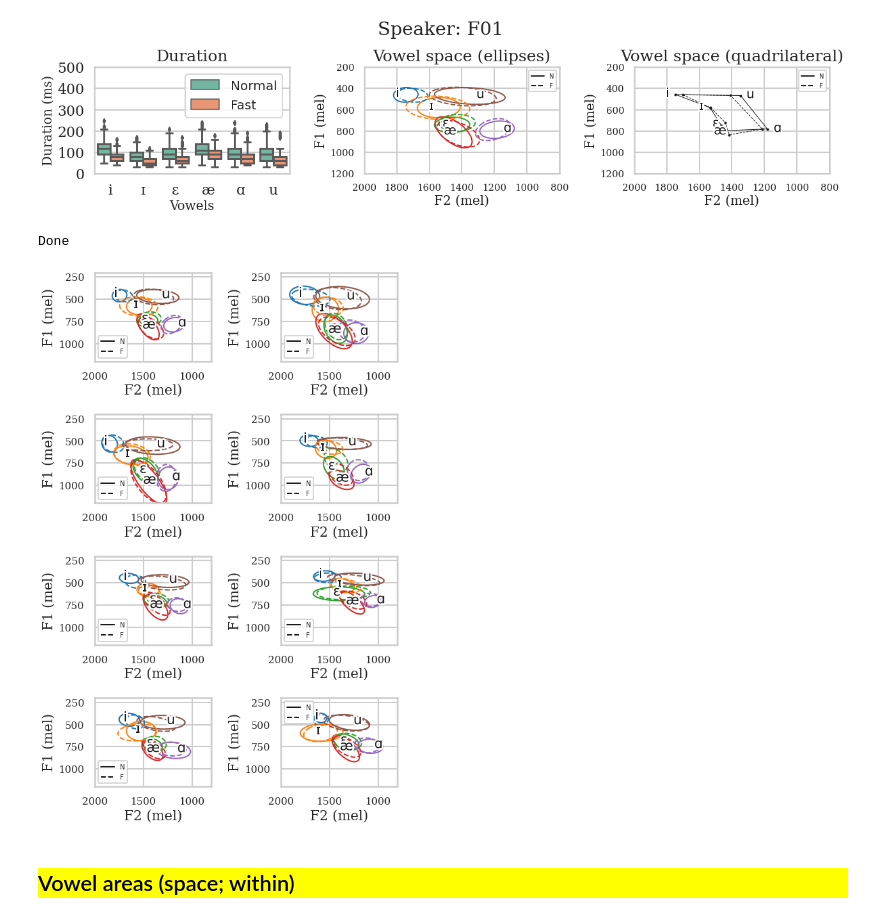
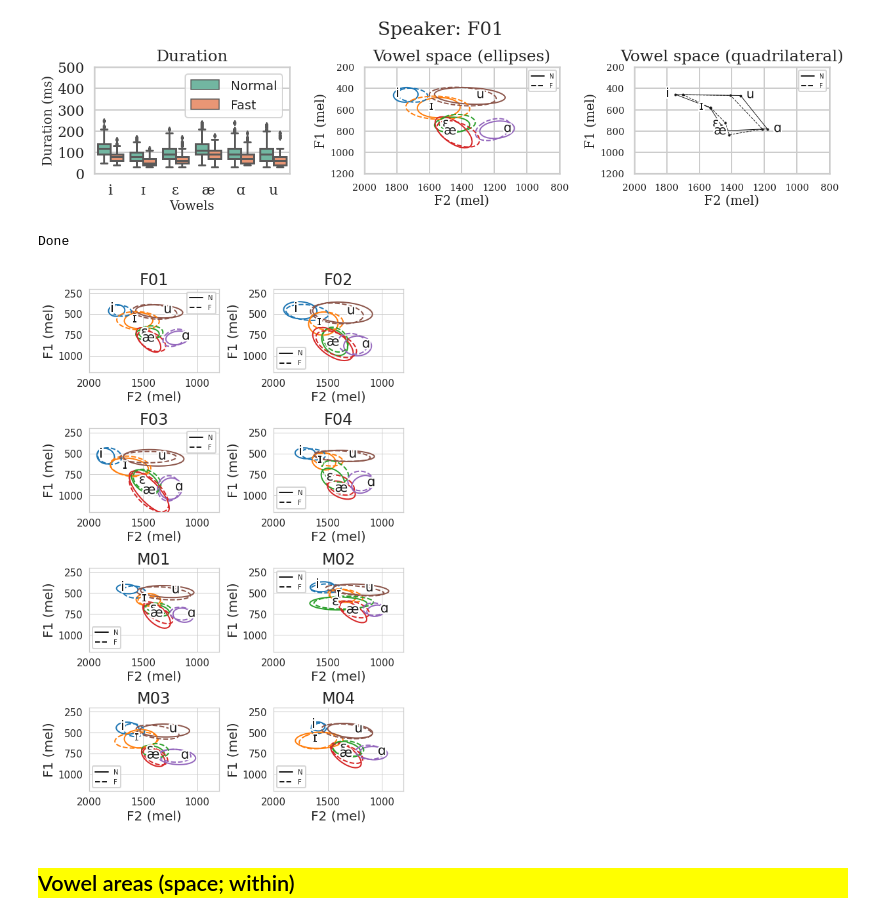
Before and after one commit to jaekookang/Articulatory-Data-Processor, a Jupyter notebook: 1-04_acous_analysis.ipynb, the cells around one changed output. Drawn from its saved outputs; the diff is of its cells as text; code cells hidden in the pictures.

```diff
--- a/1-04_acous_analysis.ipynb
+++ b/1-04_acous_analysis.ipynb
@@ -41,7 +41,7 @@ rand_seed = 0
 ## Settings
 # %%
 # --- Settings
-save_again = True
+save_again = False
 use_mel = True
 drop_f0 = True # f0 column was dropped because f0 tracking failed for many cases (N>5000).
 
@@ -297,34 +297,35 @@ for which_spkr, ax in tqdm(zip(spkr_list, arr.flatten()), total=len(spkr_list)):
         sns.set_style("whitegrid",
                       {'font.family': 'serif', 'font.serif': 'Times New Roman'})
         # --- Ellipse plot
         ax, _ = plot_F1F2_df(ax, D.loc[(D.Speaker == which_spkr) & (D.Rate == 'N') & (D.TimeAt == which_time)],
                              vowel_col='Vowel', vowel_list=custom_vowels,
                              F1_col='F1_mel', F2_col='F2_mel', vowel2ipa=vowel2ipa,
                              center_only=False,
                              ellipse_only=True,
                              ellipse_linestyle='-',
                              return_params=True,
                              sns_context='poster',
                              )
         ax, _ = plot_F1F2_df(ax, D.loc[(D.Speaker == which_spkr) & (D.Rate == 'F') & (D.TimeAt == which_time)],
                              vowel_col='Vowel', vowel_list=custom_vowels,
                              F1_col='F1_mel', F2_col='F2_mel', show_label=False,
                              center_only=False,
                              ellipse_only=True,
                              ellipse_linestyle='--',
                              return_params=True,
                              sns_context='poster',
                              )
         # Prettify
         l1, = ax.plot([], [], 'k-', linewidth=2)
         l2, = ax.plot([], [], 'k--', linewidth=2)
         ax.legend([l1, l2], ['N', 'F'], fontsize=10)
+        ax.set_title(which_spkr)
 
 fig.tight_layout()
 print('Done')
 # %% [output]
 Done
-[figure, old version]
+[figure, new version]
 # %% [markdown]
 <h2 style="background-color:yellow;color:black">Vowel areas (space; within)</h2>
 # %% [markdown]
```
Also changed, not shown: parts of 26 cells of this notebook, 2 other files.
